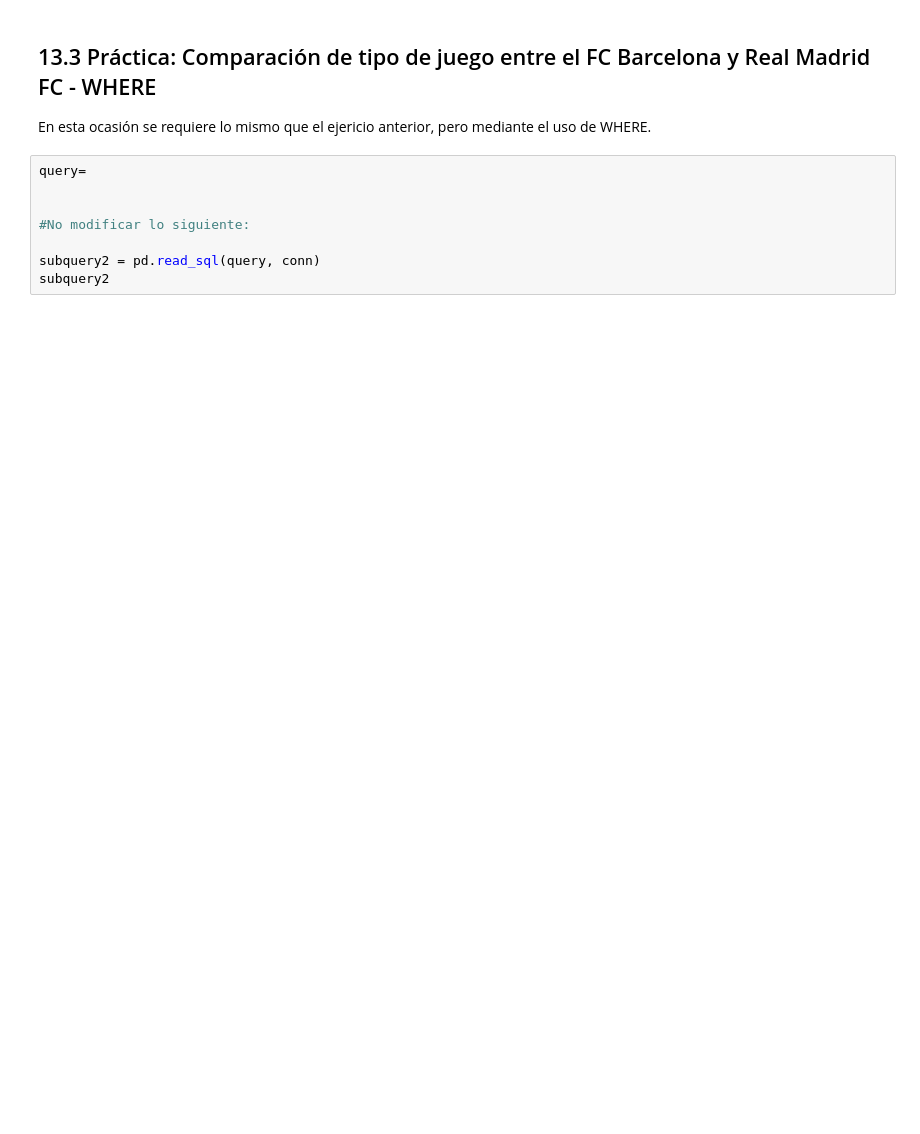
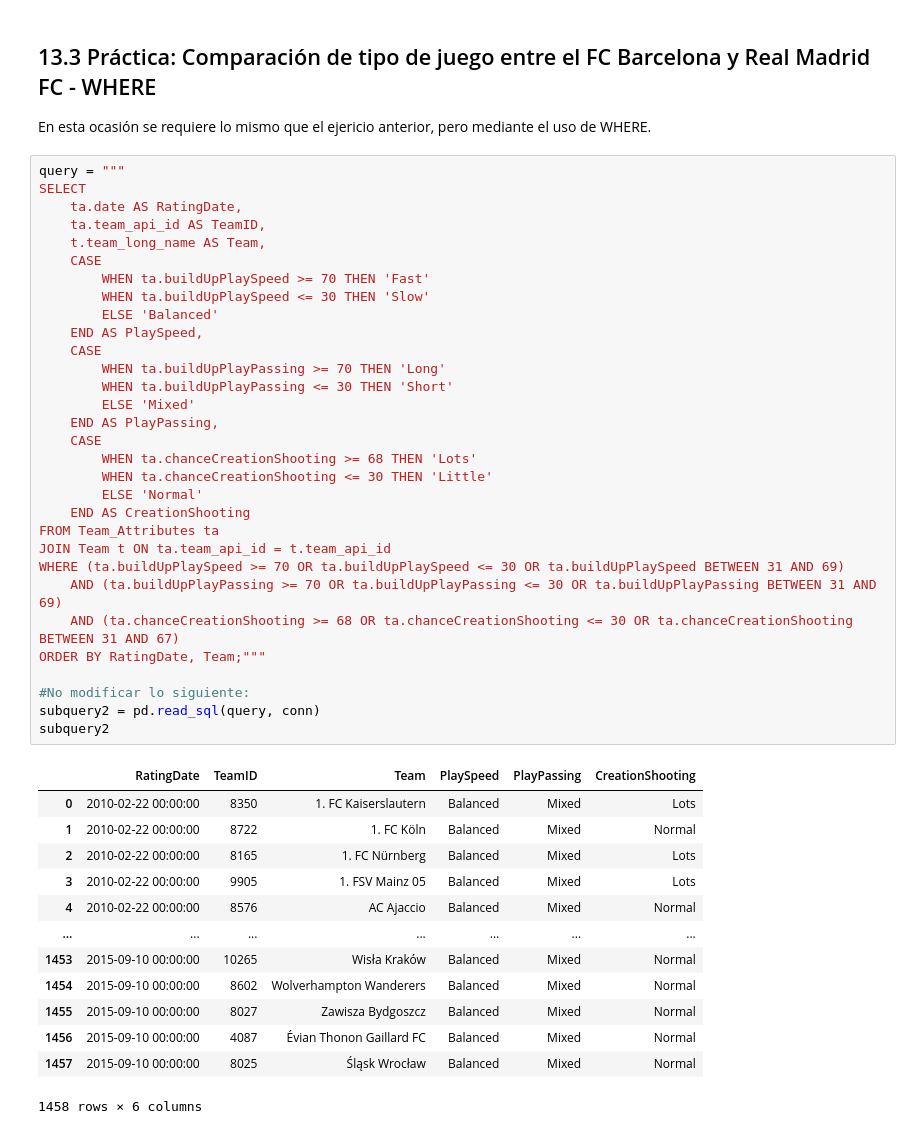
Before and after one commit to saritalun19/Talento_Tech, a Jupyter notebook: 3_Taller_SQL.ipynb, the cells around one changed output. Drawn from its saved outputs; the diff is of its cells as text; blank space fills up the shorter version.

```diff
--- a/3_Taller_SQL.ipynb
+++ b/3_Taller_SQL.ipynb
@@ -1756,11 +1885,48 @@ subquery
 ## 13.3 Práctica: Comparación de tipo de juego entre el FC Barcelona y Real Madrid FC - WHERE
 
 En esta ocasión se requiere lo mismo que el ejericio anterior, pero mediante el uso de WHERE.
-# %%
-query=
-
-
-#No modificar lo siguiente:
-
-subquery2 = pd.read_sql(query, conn)
-subquery2
+# %%
+query = """
+SELECT
+    ta.date AS RatingDate,
+    ta.team_api_id AS TeamID,
+    t.team_long_name AS Team,
+    CASE
+        WHEN ta.buildUpPlaySpeed >= 70 THEN 'Fast'
+        WHEN ta.buildUpPlaySpeed <= 30 THEN 'Slow'
+        ELSE 'Balanced'
+    END AS PlaySpeed,
+    CASE
+        WHEN ta.buildUpPlayPassing >= 70 THEN 'Long'
+        WHEN ta.buildUpPlayPassing <= 30 THEN 'Short'
+        ELSE 'Mixed'
+    END AS PlayPassing,
+    CASE
+        WHEN ta.chanceCreationShooting >= 68 THEN 'Lots'
+        WHEN ta.chanceCreationShooting <= 30 THEN 'Little'
+        ELSE 'Normal'
+    END AS CreationShooting
+FROM Team_Attributes ta
+JOIN Team t ON ta.team_api_id = t.team_api_id
+WHERE (ta.buildUpPlaySpeed >= 70 OR ta.buildUpPlaySpeed <= 30 OR ta.buildUpPlaySpeed BETWEEN 31 AND 69)
+    AND (ta.buildUpPlayPassing >= 70 OR ta.buildUpPlayPassing <= 30 OR ta.buildUpPlayPassing BETWEEN 31 AND 69)
+    AND (ta.chanceCreationShooting >= 68 OR ta.chanceCreationShooting <= 30 OR ta.chanceCreationShooting BETWEEN 31 AND 67)
+ORDER BY RatingDate, Team;"""
+
+#No modificar lo siguiente:
+subquery2 = pd.read_sql(query, conn)
+subquery2
+# %% [output]
+|  | RatingDate | TeamID | Team | PlaySpeed | PlayPassing | CreationShooting |
+| 0 | 2010-02-22 00:00:00 | 8350 | 1. FC Kaiserslautern | Balanced | Mixed | Lots |
+| 1 | 2010-02-22 00:00:00 | 8722 | 1. FC Köln | Balanced | Mixed | Normal |
+| 2 | 2010-02-22 00:00:00 | 8165 | 1. FC Nürnberg | Balanced | Mixed | Lots |
+| 3 | 2010-02-22 00:00:00 | 9905 | 1. FSV Mainz 05 | Balanced | Mixed | Lots |
+| 4 | 2010-02-22 00:00:00 | 8576 | AC Ajaccio | Balanced | Mixed | Normal |
+| ... | ... | ... | ... | ... | ... | ... |
+| 1453 | 2015-09-10 00:00:00 | 10265 | Wisła Kraków | Balanced | Mixed | Normal |
+| 1454 | 2015-09-10 00:00:00 | 8602 | Wolverhampton Wanderers | Balanced | Mixed | Normal |
+| 1455 | 2015-09-10 00:00:00 | 8027 | Zawisza Bydgoszcz | Balanced | Mixed | Normal |
+| 1456 | 2015-09-10 00:00:00 | 4087 | Évian Thonon Gaillard FC | Balanced | Mixed | Normal |
+| 1457 | 2015-09-10 00:00:00 | 8025 | Śląsk Wrocław | Balanced | Mixed | Normal |
+1458 rows × 6 columns
```
Also changed, not shown: parts of 12 cells of this notebook.
